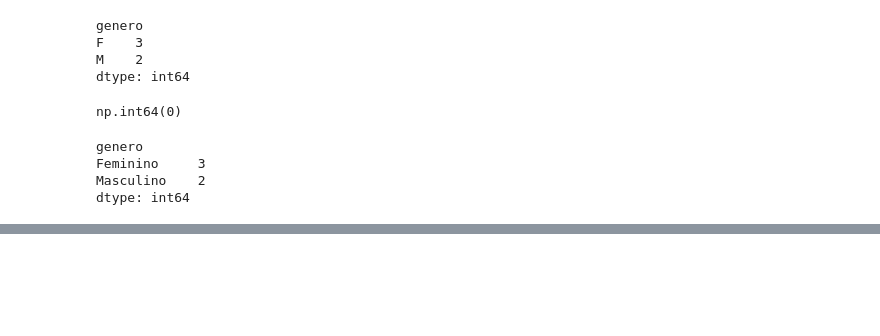
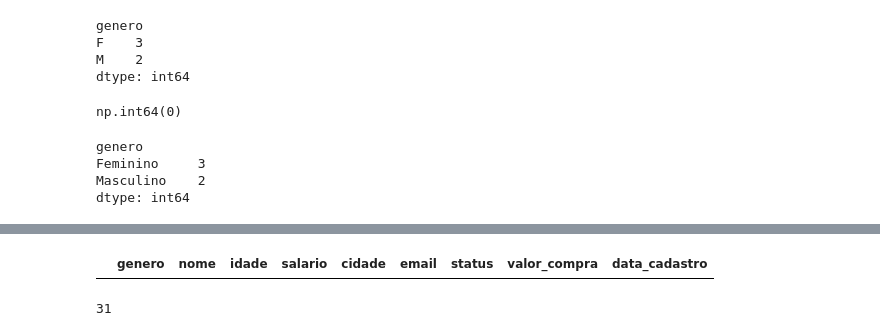
Before and after one commit to VitoriaN27/Python, a Jupyter notebook: limpezadedados.ipynb, the cells around one changed output, grey strips where cells are left out. Cells and saved outputs as stored; diff of their text form; code cells hidden in the pictures; blank space fills up the shorter version.

Commit message:
substituindo valores nulos pela mediana

```diff
--- a/limpezadedados.ipynb
+++ b/limpezadedados.ipynb
@@ -203,0 +214,11 @@ dataset['idade'].describe()
+# %%
+#visualizar
+dataset.loc[(dataset['idade'] < 20 ) | (dataset['idade'] > 56) ]
+# %% [output]
+|  | genero | nome | idade | salario | cidade | email | status | valor_compra | data_cadastro |
+# %%
+#calcular mediana
+mediana = sts.median(dataset['idade'])
+mediana
+# %% [output]
+31
```
Also changed, not shown: parts of 2 cells of this notebook.
